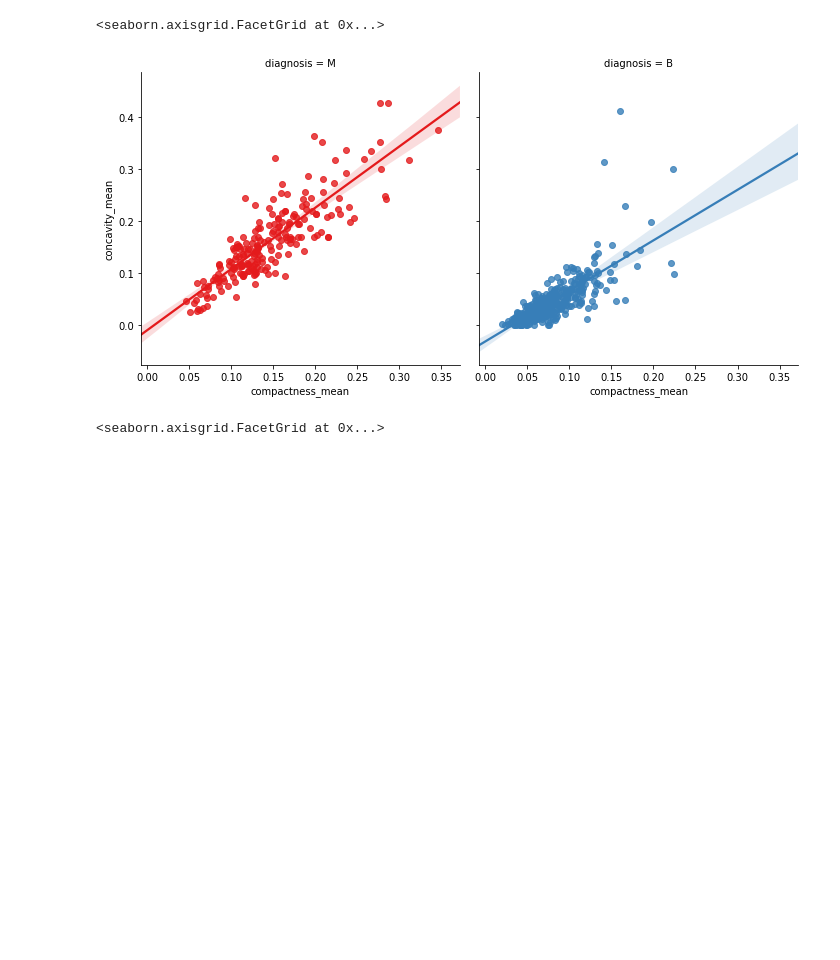
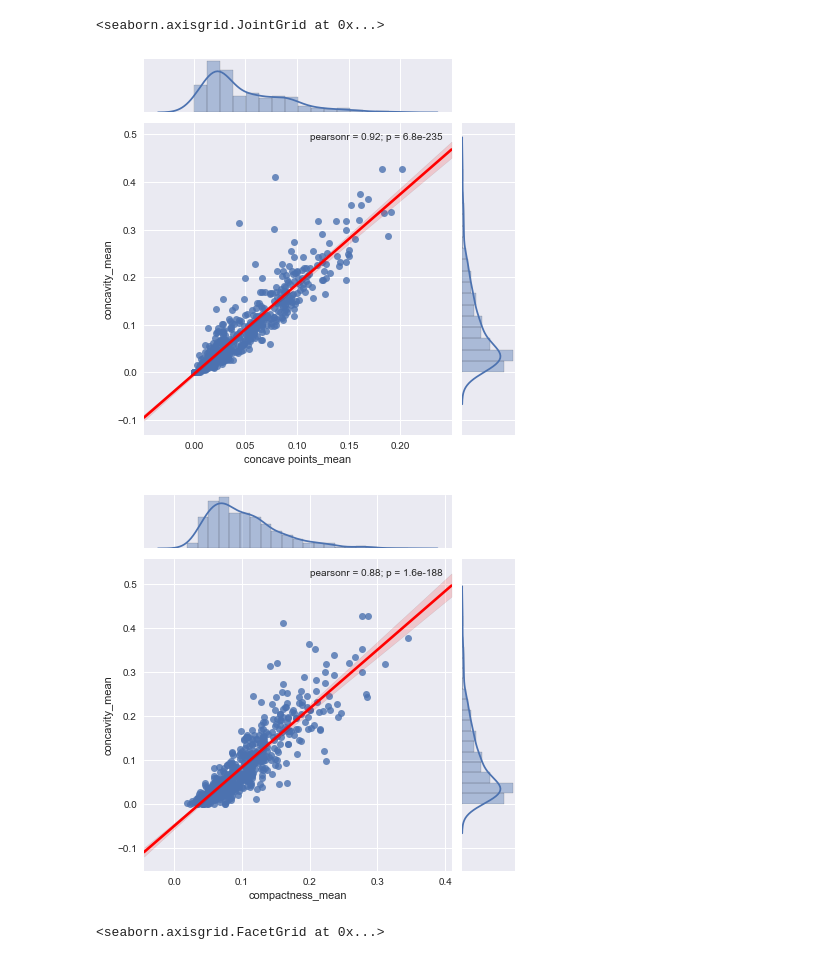
Before and after one commit to tamhuynh92/Machine-Learning-Project, a Jupyter notebook: Breast Cancer Linear Regression Model.ipynb, the cells around one changed output. Cells and saved outputs as stored; diff of their text form; code cells hidden in the pictures; blank space fills up the shorter version.

```diff
--- a/Breast Cancer Linear Regression Model.ipynb
+++ b/Breast Cancer Linear Regression Model.ipynb
@@ -2,9 +2,11 @@
 import numpy as np
 import matplotlib.pyplot as plt
 import pandas as pd
+import seaborn as sns
 
 cancer_data = pd.read_csv('cancer_data.csv')
 cancer_data = cancer_data.drop(columns = ['Unnamed: 0'])
+cancer_data = cancer_data.iloc[:, :12]
 cancer_data.head()
 # %% [output]
 |  | diagnosis | children | radius_mean | texture_mean | perimeter_mean | area_mean | smoothness_mean | ... |
@@ -17,10 +85,16 @@ cancer_data.head()
 # %%
+sns.set()
+plt.rcParams["patch.force_edgecolor"] = True
+
 #Plot of concavity_mean vs. compactness_mean, hue on diagnosis
 import seaborn as sns
-sns.lmplot(x='compactness_mean',y='concavity_mean',data= cancer_data, hue = 'diagnosis', palette="Set1", col = "diagnosis")
+
+sns.jointplot(x='concave points_mean',y='concavity_mean',data= cancer_data, kind='reg',  joint_kws={'line_kws':{'color':'red'}})
+sns.jointplot(x='compactness_mean',y='concavity_mean',data= cancer_data, kind='reg', joint_kws={'line_kws':{'color':'red'}})
 # %% [output]
-<seaborn.axisgrid.FacetGrid at 0x...>
+<seaborn.axisgrid.JointGrid at 0x...>
-[figure, old version]
+[figure, new version]
+[figure, added]
 # %%
 #Plot of concavity_mean vs. compactness_mean, hue on diagnosis, children
 
```
Also changed, not shown: parts of 13 cells of this notebook, 4 other files.
